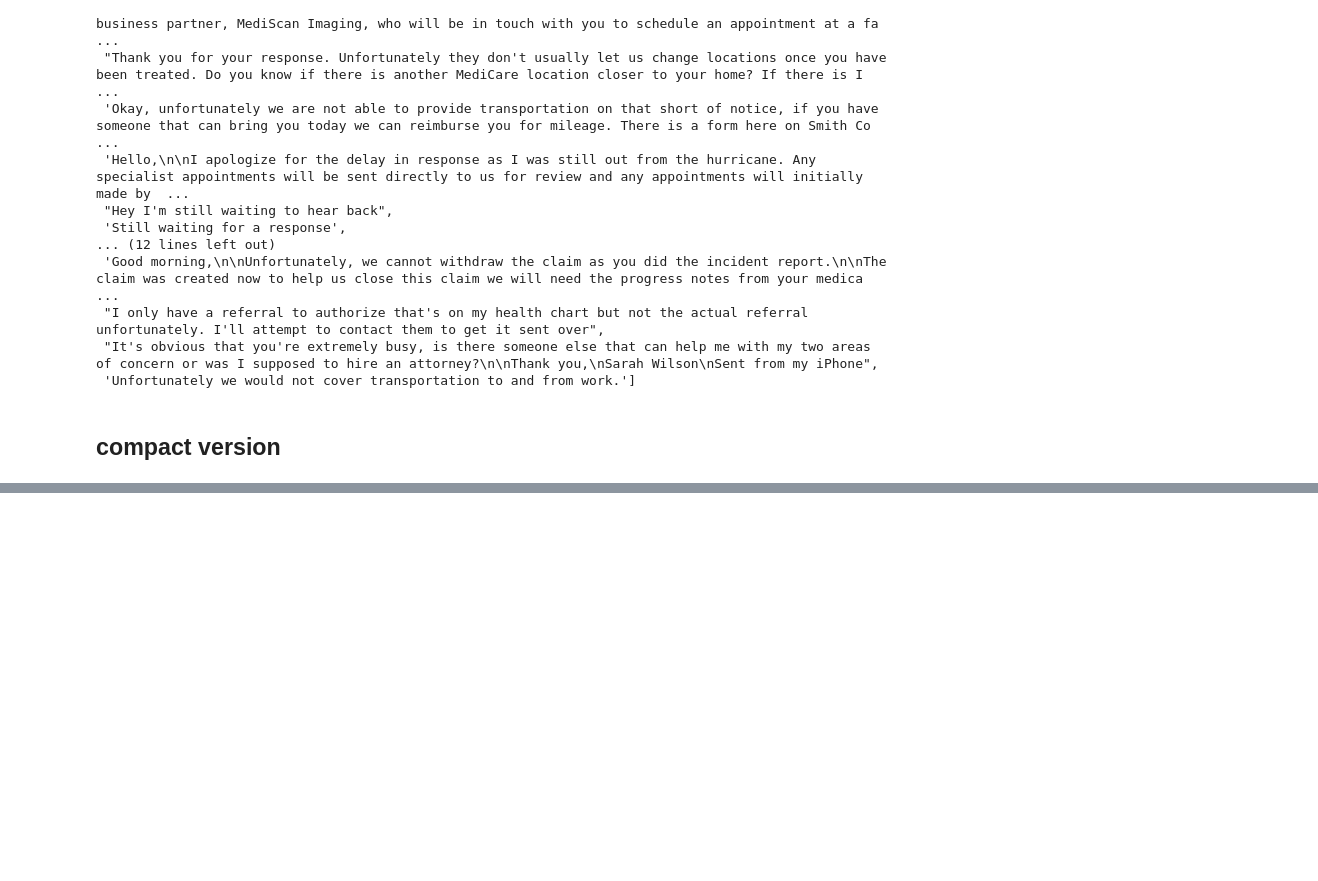
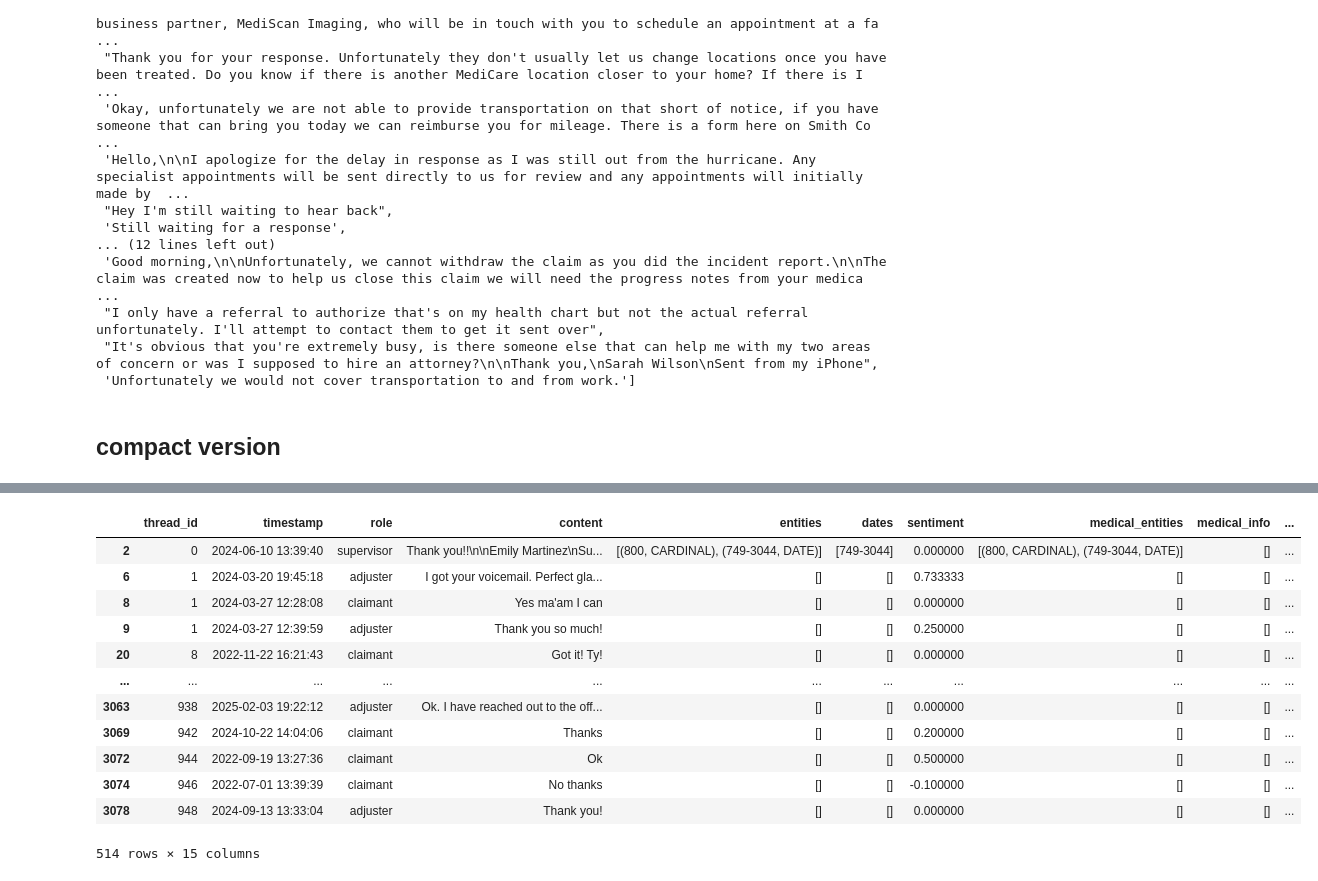
Before and after one commit to vanikanoria/Claims-Messages-to-Routing-System, a Jupyter notebook: analysis.ipynb, the cells around one changed output, grey strips where cells are left out. Saved outputs shown, nothing was run; the diff lists cells and outputs as text; code cells hidden in the pictures; blank space fills up the shorter version.

```diff
--- a/analysis.ipynb
+++ b/analysis.ipynb
@@ -1201,7 +1331,7 @@ def pick_primary_compact(intents: list[str], role_val: str | None = None) -> str
     return sorted(intents, key=lambda x: order.get(x, 999))[0]
 # %%
 # Multi-label compact intents:
-messages['intents'] = messages['content'].apply(classify_compact_multi)
+messages['intents'] = messages.apply(classify_compact_multi, axis=1)
 
 # Primary compact (role-aware):
 if 'role' in messages.columns:
@@ -1267,0 +1400,17 @@ messages[messages['intents'].apply(len)==0]
+# %%
+mask = messages['intents'].apply(lambda x: x == ["Greeting/Acknowledgement"])
+messages[mask]
+# %% [output]
+|  | thread_id | timestamp | role | content | entities | dates | sentiment | medical_entities | medical_info | ... |
+| 2 | 0 | 2024-06-10 13:39:40 | supervisor | Thank you!!\n\nEmily Martinez\nSu... | [(800, CARDINAL), (749-3044, DATE)] | [749-3044] | 0.000000 | [(800, CARDINAL), (749-3044, DATE)] | [] | ... |
+| 6 | 1 | 2024-03-20 19:45:18 | adjuster | I got your voicemail. Perfect gla... | [] | [] | 0.733333 | [] | [] | ... |
+| 8 | 1 | 2024-03-27 12:28:08 | claimant | Yes ma'am I can | [] | [] | 0.000000 | [] | [] | ... |
+| 9 | 1 | 2024-03-27 12:39:59 | adjuster | Thank you so much! | [] | [] | 0.250000 | [] | [] | ... |
+| 20 | 8 | 2022-11-22 16:21:43 | claimant | Got it! Ty! | [] | [] | 0.000000 | [] | [] | ... |
+| ... | ... | ... | ... | ... | ... | ... | ... | ... | ... | ... |
+| 3063 | 938 | 2025-02-03 19:22:12 | adjuster | Ok. I have reached out to the off... | [] | [] | 0.000000 | [] | [] | ... |
+| 3069 | 942 | 2024-10-22 14:04:06 | claimant | Thanks | [] | [] | 0.200000 | [] | [] | ... |
+| 3072 | 944 | 2022-09-19 13:27:36 | claimant | Ok | [] | [] | 0.500000 | [] | [] | ... |
+| 3074 | 946 | 2022-07-01 13:39:39 | claimant | No thanks | [] | [] | -0.100000 | [] | [] | ... |
+| 3078 | 948 | 2024-09-13 13:33:04 | adjuster | Thank you! | [] | [] | 0.000000 | [] | [] | ... |
+514 rows × 15 columns
```
Also changed, not shown: parts of 19 cells of this notebook, 6 other files.
